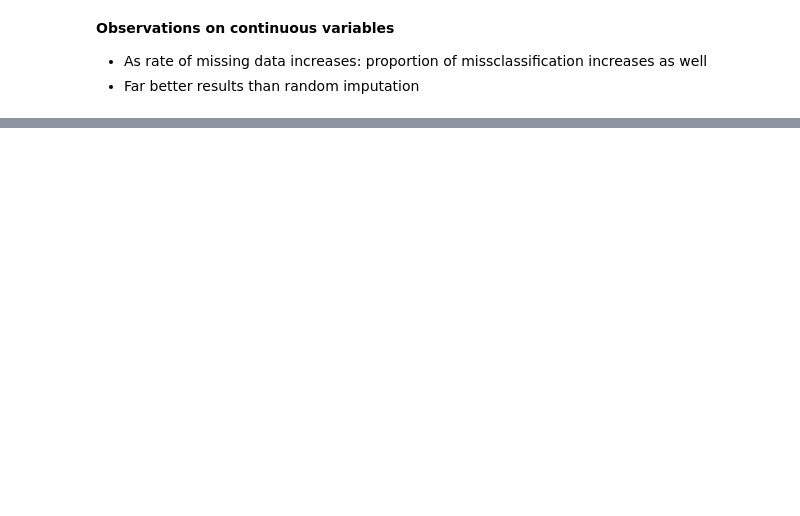
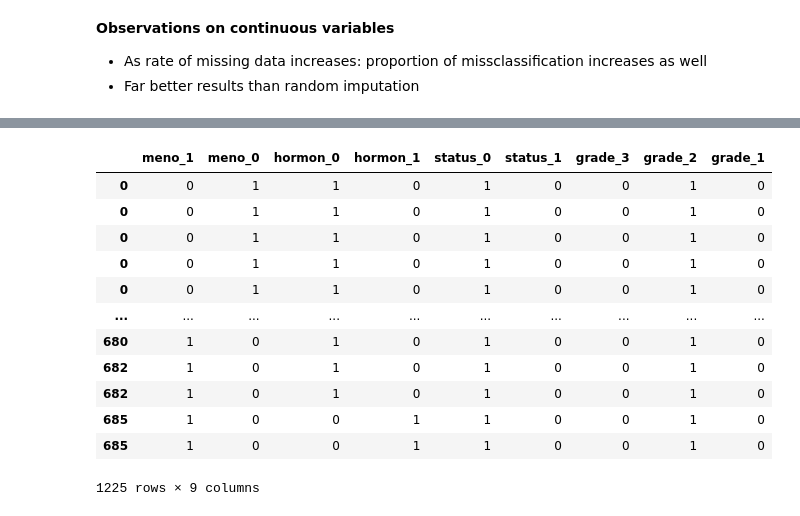
Before and after one commit to laufuentes/Projet-GL---Principal-Component-method-Missing-Values, a Jupyter notebook: GBSG_properties.ipynb, the cells around one changed output, grey strips where cells are left out. Cells and saved outputs as stored; diff of their text form; code cells hidden in the pictures; blank space fills up the shorter version.

```diff
--- a/GBSG_properties.ipynb
+++ b/GBSG_properties.ipynb
@@ -266,0 +314,16 @@ plt.show()
+# %%
+res[Categ_missing]
+# %% [output]
+|  | meno_1 | meno_0 | hormon_0 | hormon_1 | status_0 | status_1 | grade_3 | grade_2 | grade_1 |
+| 0 | 0 | 1 | 1 | 0 | 1 | 0 | 0 | 1 | 0 |
+| 0 | 0 | 1 | 1 | 0 | 1 | 0 | 0 | 1 | 0 |
+| 0 | 0 | 1 | 1 | 0 | 1 | 0 | 0 | 1 | 0 |
+| 0 | 0 | 1 | 1 | 0 | 1 | 0 | 0 | 1 | 0 |
+| 0 | 0 | 1 | 1 | 0 | 1 | 0 | 0 | 1 | 0 |
+| ... | ... | ... | ... | ... | ... | ... | ... | ... | ... |
+| 680 | 1 | 0 | 1 | 0 | 1 | 0 | 0 | 1 | 0 |
+| 682 | 1 | 0 | 1 | 0 | 1 | 0 | 0 | 1 | 0 |
+| 682 | 1 | 0 | 1 | 0 | 1 | 0 | 0 | 1 | 0 |
+| 685 | 1 | 0 | 0 | 1 | 1 | 0 | 0 | 1 | 0 |
+| 685 | 1 | 0 | 0 | 1 | 1 | 0 | 0 | 1 | 0 |
+1225 rows × 9 columns
```
Also changed, not shown: parts of 23 cells of this notebook, 8 other files.
